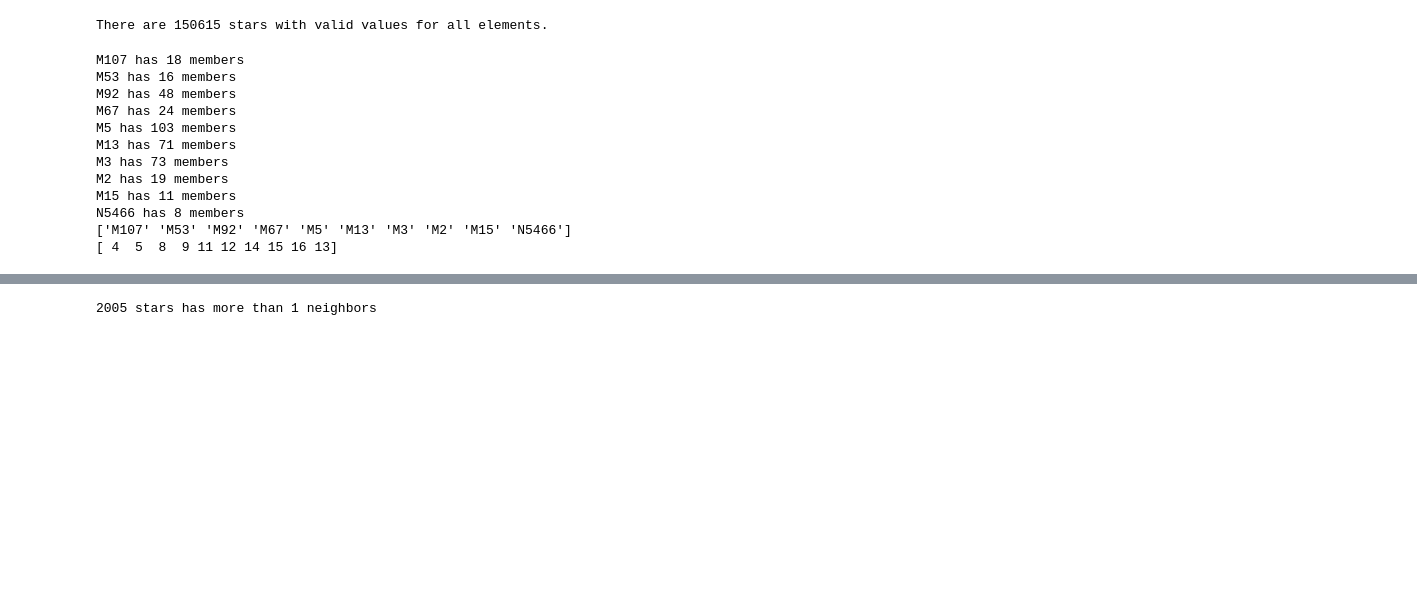
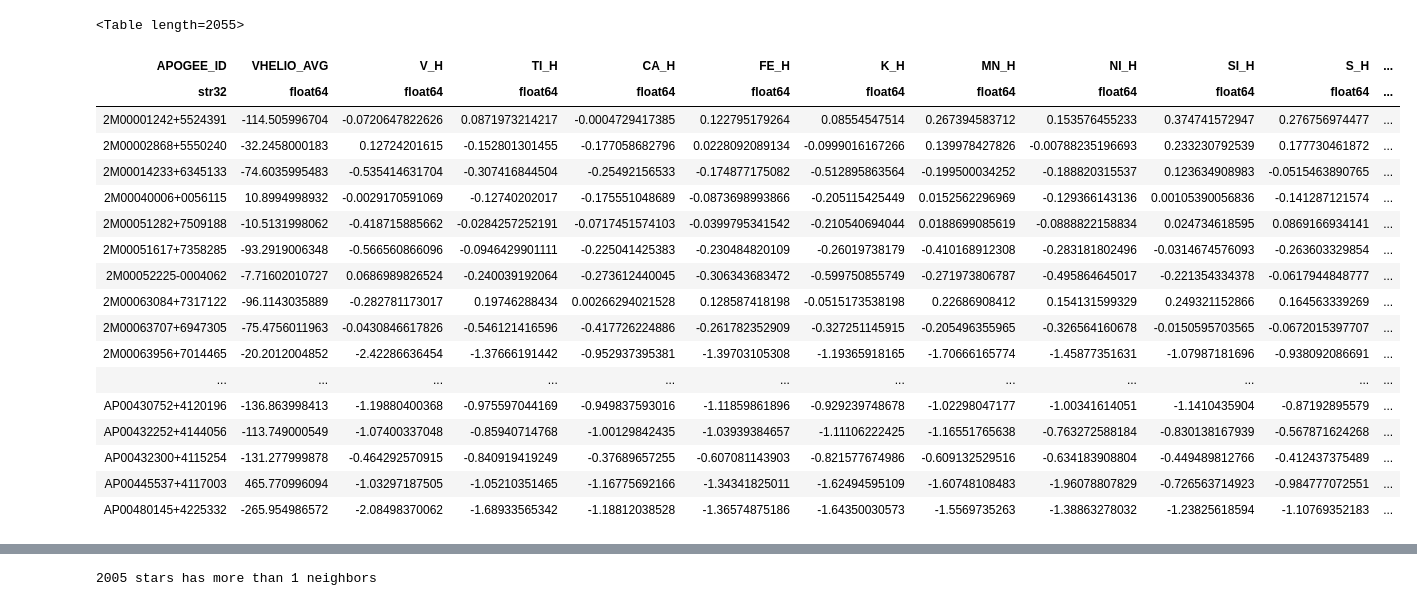
Before and after one commit to DOnghiaGroup/SNN_Tagging, a Jupyter notebook: SNN_data_analysis_example.ipynb, the cells around one changed output, grey strips where cells are left out. Saved outputs shown, nothing was run; the diff lists cells and outputs as text; code cells hidden in the pictures; blank space fills up the shorter version.

Commit message:
Python notebook for example dataset

```diff
--- a/SNN_data_analysis_example.ipynb
+++ b/SNN_data_analysis_example.ipynb
@@ -133,46 +76,29 @@ ap_table = ap_table.filled()
-# %%
-## get stars with valid values for all elements
-ap_stars = np.arange(len(ap_table))
-for element in element_names:
-    ap_stars = np.intersect1d(ap_stars, np.where(ap_table[element] > -9999.)[0])
-ap_table = ap_table[ap_stars]
-print "There are %i stars with valid values for all elements."%len(ap_table)
-# %% [output]
-There are 150615 stars with valid values for all elements.
-# %%
-## get globular cluster members with valid values for all elements
-globular_names = np.array(['M107', 'M53', 'M92', 'M67', 'M5', 'M13', 'M3', 'M2', 'M15', 'N5466'])
-globular_members = np.array([], dtype='int')
-globular_labels = np.array([], dtype='int')
-k = 0
-save_list = []
-for name in globular_names:
-    cluster_members = np.where(ap_table['cluster_name'] == name)[0]
-    if len(cluster_members) <= 0:
-        print "%s has %i members"%(name, 0)
-    else:
-        cluster_labels = ap_table['label'][cluster_members][0]
-        globular_members = np.append(globular_members, cluster_members)
-        globular_labels = np.append(globular_labels, cluster_labels)
-        save_list.append(k)
-        print "%s has %i members"%(name, len(cluster_members))
-    k += 1
-globular_names = np.array([globular_names[i] for i in save_list])
-print globular_names
-print globular_labels
-# %% [output]
-M107 has 18 members
-M53 has 16 members
-M92 has 48 members
-M67 has 24 members
-M5 has 103 members
-M13 has 71 members
-M3 has 73 members
-M2 has 19 members
-M15 has 11 members
-N5466 has 8 members
-['M107' 'M53' 'M92' 'M67' 'M5' 'M13' 'M3' 'M2' 'M15' 'N5466']
-[ 4  5  8  9 11 12 14 15 16 13]
+# %%
+## load example dataset
+element_names = np.array(['V_H', 'TI_H', 'CA_H','FE_H', 'K_H', 'MN_H', 'NI_H', 'SI_H', 'S_H'])
+ap_table = pickle.load(open("example_dataset.p","rb"))
+# %%
+ap_table
+# %% [output]
+<Table length=2055>
+| APOGEE_ID | VHELIO_AVG | V_H | TI_H | CA_H | FE_H | K_H | MN_H | NI_H | SI_H | S_H | ... |
+| str32 | float64 | float64 | float64 | float64 | float64 | float64 | float64 | float64 | float64 | float64 | ... |
+| 2M00001242+5524391 | -114.505996704 | -0.0720647822626 | 0.0871973214217 | -0.0004729417385 | 0.122795179264 | 0.08554547514 | 0.267394583712 | 0.153576455233 | 0.374741572947 | 0.276756974477 | ... |
+| 2M00002868+5550240 | -32.2458000183 | 0.12724201615 | -0.152801301455 | -0.177058682796 | 0.0228092089134 | -0.0999016167266 | 0.139978427826 | -0.00788235196693 | 0.233230792539 | 0.177730461872 | ... |
+| 2M00014233+6345133 | -74.6035995483 | -0.535414631704 | -0.307416844504 | -0.25492156533 | -0.174877175082 | -0.512895863564 | -0.199500034252 | -0.188820315537 | 0.123634908983 | -0.0515463890765 | ... |
+| 2M00040006+0056115 | 10.8994998932 | -0.0029170591069 | -0.12740202017 | -0.175551048689 | -0.0873698993866 | -0.205115425449 | 0.0152562296969 | -0.129366143136 | 0.00105390056836 | -0.141287121574 | ... |
+| 2M00051282+7509188 | -10.5131998062 | -0.418715885662 | -0.0284257252191 | -0.0717451574103 | -0.0399795341542 | -0.210540694044 | 0.0188699085619 | -0.0888822158834 | 0.024734618595 | 0.0869166934141 | ... |
+| 2M00051617+7358285 | -93.2919006348 | -0.566560866096 | -0.0946429901111 | -0.225041425383 | -0.230484820109 | -0.26019738179 | -0.410168912308 | -0.283181802496 | -0.0314674576093 | -0.263603329854 | ... |
+| 2M00052225-0004062 | -7.71602010727 | 0.0686989826524 | -0.240039192064 | -0.273612440045 | -0.306343683472 | -0.599750855749 | -0.271973806787 | -0.495864645017 | -0.221354334378 | -0.0617944848777 | ... |
+| 2M00063084+7317122 | -96.1143035889 | -0.282781173017 | 0.19746288434 | 0.00266294021528 | 0.128587418198 | -0.0515173538198 | 0.22686908412 | 0.154131599329 | 0.249321152866 | 0.164563339269 | ... |
+| 2M00063707+6947305 | -75.4756011963 | -0.0430846617826 | -0.546121416596 | -0.417726224886 | -0.261782352909 | -0.327251145915 | -0.205496355965 | -0.326564160678 | -0.0150595703565 | -0.0672015397707 | ... |
+| 2M00063956+7014465 | -20.2012004852 | -2.42286636454 | -1.37666191442 | -0.952937395381 | -1.39703105308 | -1.19365918165 | -1.70666165774 | -1.45877351631 | -1.07987181696 | -0.938092086691 | ... |
+| ... | ... | ... | ... | ... | ... | ... | ... | ... | ... | ... | ... |
+| AP00430752+4120196 | -136.863998413 | -1.19880400368 | -0.975597044169 | -0.949837593016 | -1.11859861896 | -0.929239748678 | -1.02298047177 | -1.00341614051 | -1.1410435904 | -0.87192895579 | ... |
+| AP00432252+4144056 | -113.749000549 | -1.07400337048 | -0.85940714768 | -1.00129842435 | -1.03939384657 | -1.11106222425 | -1.16551765638 | -0.763272588184 | -0.830138167939 | -0.567871624268 | ... |
+| AP00432300+4115254 | -131.277999878 | -0.464292570915 | -0.840919419249 | -0.37689657255 | -0.607081143903 | -0.821577674986 | -0.609132529516 | -0.634183908804 | -0.449489812766 | -0.412437375489 | ... |
+| AP00445537+4117003 | 465.770996094 | -1.03297187505 | -1.05210351465 | -1.16775692166 | -1.34341825011 | -1.62494595109 | -1.60748108483 | -1.96078807829 | -0.726563714923 | -0.984777072551 | ... |
+| AP00480145+4225332 | -265.954986572 | -2.08498370062 | -1.68933565342 | -1.18812038528 | -1.36574875186 | -1.64350030573 | -1.5569735263 | -1.38863278032 | -1.23825618594 | -1.10769352183 | ... |
 # %%
 ## Compile a matrix that contains chemical abundances and radial velocity
 Fe_index = np.where(element_names == 'FE_H')[0][0]
```
Also changed, not shown: parts of 16 cells of this notebook.
